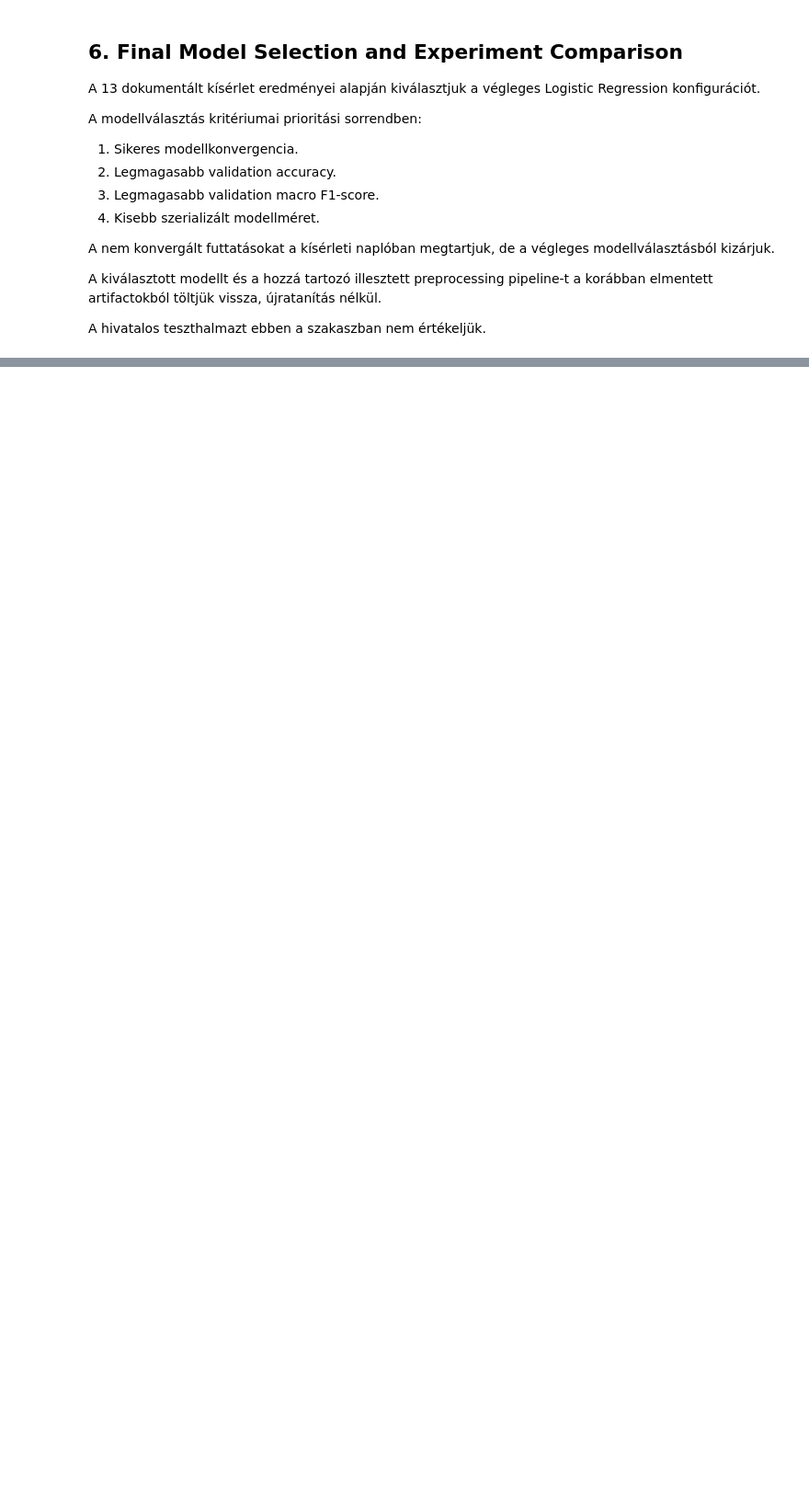
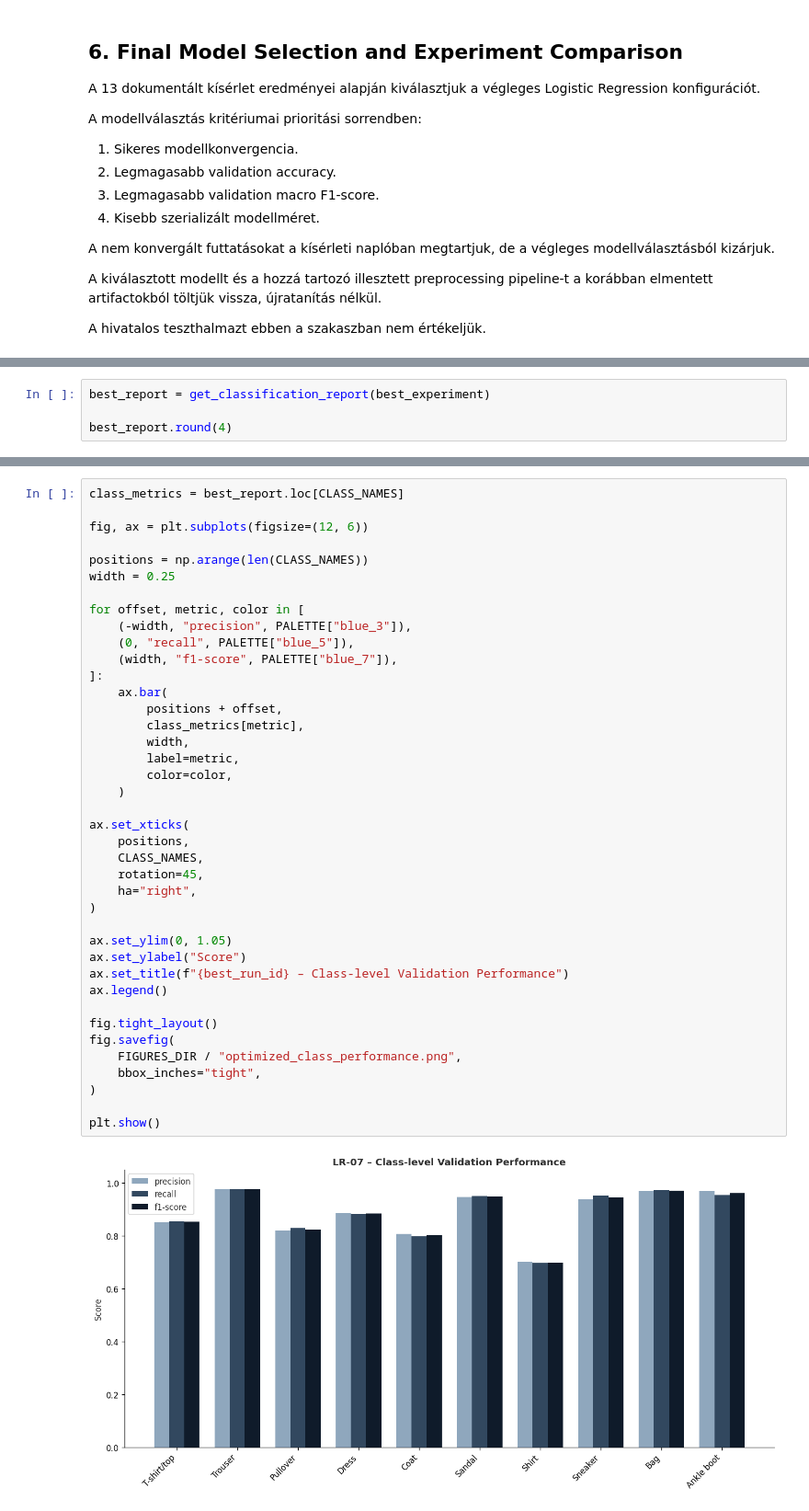
Before and after one commit to aszenas/DLProject_FashionMNIST, a Jupyter notebook: notebooks/02_logistic_regression.ipynb, the cells around one changed output, grey strips where cells are left out. Shown at 92% size. Saved outputs shown, nothing was run; the diff lists cells and outputs as text; blank space fills up the shorter version.

```diff
--- a/notebooks/02_logistic_regression.ipynb
+++ b/notebooks/02_logistic_regression.ipynb
@@ -2072,0 +1987,4 @@ Model and preprocessing verification successful.
+# %%
+best_report = get_classification_report(best_experiment)
+
+best_report.round(4)
@@ -2072,0 +2006,42 @@ Model and preprocessing verification successful.
+# %%
+class_metrics = best_report.loc[CLASS_NAMES]
+
+fig, ax = plt.subplots(figsize=(12, 6))
+
+positions = np.arange(len(CLASS_NAMES))
+width = 0.25
+
+for offset, metric, color in [
+    (-width, "precision", PALETTE["blue_3"]),
+    (0, "recall", PALETTE["blue_5"]),
+    (width, "f1-score", PALETTE["blue_7"]),
+]:
+    ax.bar(
+        positions + offset,
+        class_metrics[metric],
+        width,
+        label=metric,
+        color=color,
+    )
+
+ax.set_xticks(
+    positions,
+    CLASS_NAMES,
+    rotation=45,
+    ha="right",
+)
+
+ax.set_ylim(0, 1.05)
+ax.set_ylabel("Score")
+ax.set_title(f"{best_run_id} – Class-level Validation Performance")
+ax.legend()
+
+fig.tight_layout()
+fig.savefig(
+    FIGURES_DIR / "optimized_class_performance.png",
+    bbox_inches="tight",
+)
+
+plt.show()
+# %% [output]
+[figure, added]
```
Also changed, not shown: parts of 47 cells of this notebook, 3 other files.
